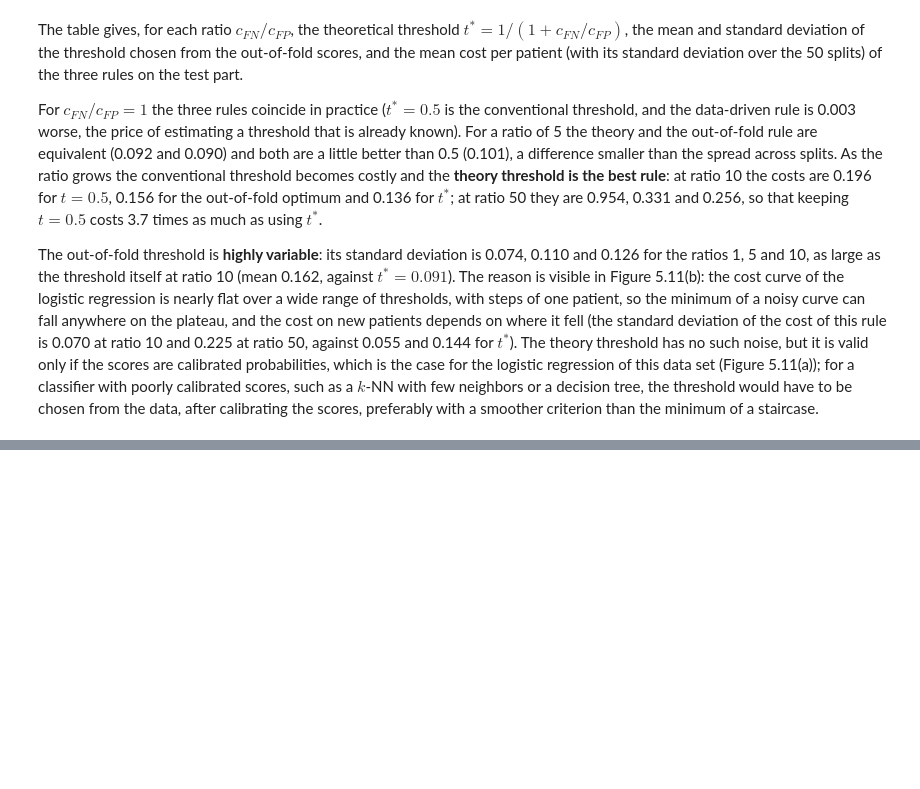
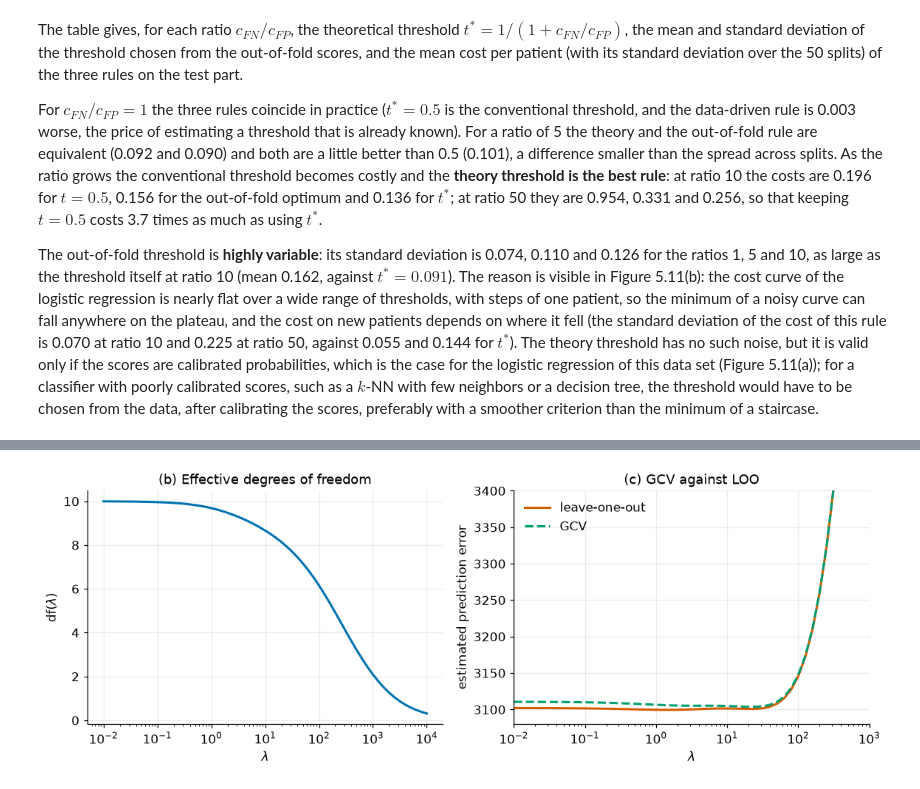
Before and after one commit to Brosss98/machine-learning-with-python-book, a Jupyter notebook: appendices/appendix_c_solutions.ipynb, the cells around one changed output, grey strips where cells are left out. Drawn from its saved outputs; the diff is of its cells as text; code cells hidden in the pictures; blank space fills up the shorter version.

Commit message:
Release v0.6.0: Chapter 6, Linear Models and Regularization

```diff
--- a/appendices/appendix_c_solutions.ipynb
+++ b/appendices/appendix_c_solutions.ipynb
@@ -1722,0 +1824,80 @@ The out-of-fold threshold is **highly variable**: its standard deviation is 0.07
+# %%
+def solution_6_7():
+    from sklearn.datasets import load_diabetes
+    from sklearn.linear_model import Ridge
+    from sklearn.model_selection import train_test_split
+    from sklearn.preprocessing import StandardScaler
+
+    X, y = load_diabetes(return_X_y=True)
+    Xtr, _, ytr, _ = train_test_split(X, y, test_size=0.25, random_state=SEED)
+    Z = StandardScaler().fit_transform(Xtr)
+
+    def ridge_svd(Z, y, lam):
+        xm, ym = Z.mean(axis=0), y.mean()
+        U, s, Vt = np.linalg.svd(Z - xm, full_matrices=False)
+        w = Vt.T @ ((s / (s ** 2 + lam)) * (U.T @ (y - ym)))
+        return ym - xm @ w, w
+
+    def ridge_aug(Z, y, lam):
+        xm, ym = Z.mean(axis=0), y.mean()
+        d = Z.shape[1]
+        A = np.vstack([Z - xm, np.sqrt(lam) * np.eye(d)])
+        w = np.linalg.lstsq(A, np.r_[y - ym, np.zeros(d)], rcond=None)[0]
+        return ym - xm @ w, w
+
+    def ridge_normal(Z, y, lam):
+        xm, ym = Z.mean(axis=0), y.mean()
+        Zc = Z - xm
+        w = np.linalg.solve(Zc.T @ Zc + lam * np.eye(Z.shape[1]), Zc.T @ (y - ym))
+        return ym - xm @ w, w
+
+    ref = Ridge(alpha=10.0).fit(Z, ytr)
+    print("(a) maximum difference from scikit-learn's Ridge(alpha=10):")
+    for name, f in [("SVD", ridge_svd), ("augmented", ridge_aug), ("normal equations", ridge_normal)]:
+        b, w = f(Z, ytr, 10.0)
+        print(f"    {name:<17} weights {np.abs(w - ref.coef_).max():.1e}   intercept {abs(b - ref.intercept_):.1e}")
+
+    # (b), (c): df and GCV from one SVD
+    lams = np.logspace(-2, 4, 61)
+    n = len(ytr)
+    U, s, _ = np.linalg.svd(Z - Z.mean(axis=0), full_matrices=False)
+    uy = U.T @ (ytr - ytr.mean())
+    rss_resid = np.sum((ytr - ytr.mean()) ** 2) - np.sum(uy ** 2)       # part of y orthogonal to the columns of U
+    df = np.array([np.sum(s ** 2 / (s ** 2 + l)) for l in lams])
+    rss = np.array([np.sum(((l / (s ** 2 + l)) * uy) ** 2) + rss_resid for l in lams])
+    gcv = n * rss / (n - 1 - df) ** 2                                   # the trace of the whole smoother is 1 + df (the intercept)
+    # leave-one-out curve of Proposition 6.8, for comparison
+    h = lambda l: 1 / n + (U ** 2) @ (s ** 2 / (s ** 2 + l))
+    loo = np.array([np.mean(((ytr - ytr.mean() - U @ ((s ** 2 / (s ** 2 + l)) * uy)) / (1 - h(l))) ** 2) for l in lams])
+    print(f"(b) df(lambda): 10 at lambda = 0.01, {np.interp(np.log10(10), np.log10(lams), df):.2f} at 10, {np.interp(np.log10(1000), np.log10(lams), df):.2f} at 1000, {df[-1]:.2f} at 10^4")
+    print(f"(c) minimizer of GCV: lambda = {lams[gcv.argmin()]:.2f};  minimizer of LOO: lambda = {lams[loo.argmin()]:.2f};  "
+          f"largest relative difference between GCV and LOO on the grid: {np.max(np.abs(gcv / loo - 1)):.4f}")
+
+    fig, axes = plt.subplots(1, 2, figsize=(10.6, 3.9))
+    axes[0].semilogx(lams, df, color=BLUE, lw=2)
+    axes[0].set(xlabel=r"$\lambda$", ylabel=r"$\mathrm{df}(\lambda)$", title="(b) Effective degrees of freedom")
+    axes[1].semilogx(lams, loo, color=VERMILION, lw=2, label="leave-one-out")
+    axes[1].semilogx(lams, gcv, color=GREEN, lw=2, ls="--", label="GCV")
+    axes[1].set(xlabel=r"$\lambda$", ylabel="estimated prediction error", title="(c) GCV against LOO")
+    axes[1].set(ylim=(3080, 3400), xlim=(lams[0], 1e3))
+    axes[1].legend(frameon=False)
+    fig.tight_layout()
+    plt.show()
+
+    # (d) the badly conditioned design of Section 6.2.3, tiny penalty, no intercept
+    x_grid = np.linspace(0, 1, 50)
+    V = np.vander(x_grid, 10, increasing=True)
+    w_true = np.ones(10)
+    y_exact = V @ w_true
+    lam_d = 1e-10
+    U9, s9, Vt9 = np.linalg.svd(V, full_matrices=False)
+    w_ref = Vt9.T @ ((s9 / (s9 ** 2 + lam_d)) * (U9.T @ y_exact))
+    w_a = np.linalg.lstsq(np.vstack([V, np.sqrt(lam_d) * np.eye(10)]), np.r_[y_exact, np.zeros(10)], rcond=None)[0]
+    w_n = np.linalg.solve(V.T @ V + lam_d * np.eye(10), V.T @ y_exact)
+    rel = lambda w: np.linalg.norm(w - w_ref) / np.linalg.norm(w_ref)
+    print(f"(d) degree 9, lambda = {lam_d:g}, kappa(X) = {np.linalg.cond(V):.1e}: relative difference from the SVD solution: "
+          f"augmented {rel(w_a):.1e}, normal equations {rel(w_n):.1e}")
+
+
+solution_6_7()
+# %% [output]
@@ -1722,0 +1910 @@ The out-of-fold threshold is **highly variable**: its standard deviation is 0.07
+[figure, added]
```
Also changed, not shown: parts of 12 cells of this notebook, 11 other files.
